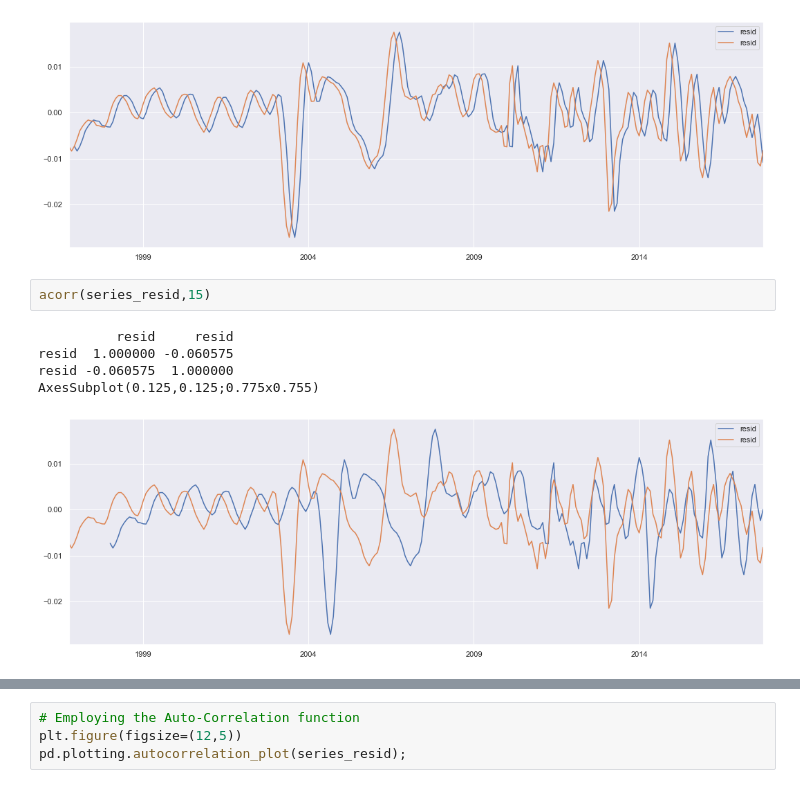
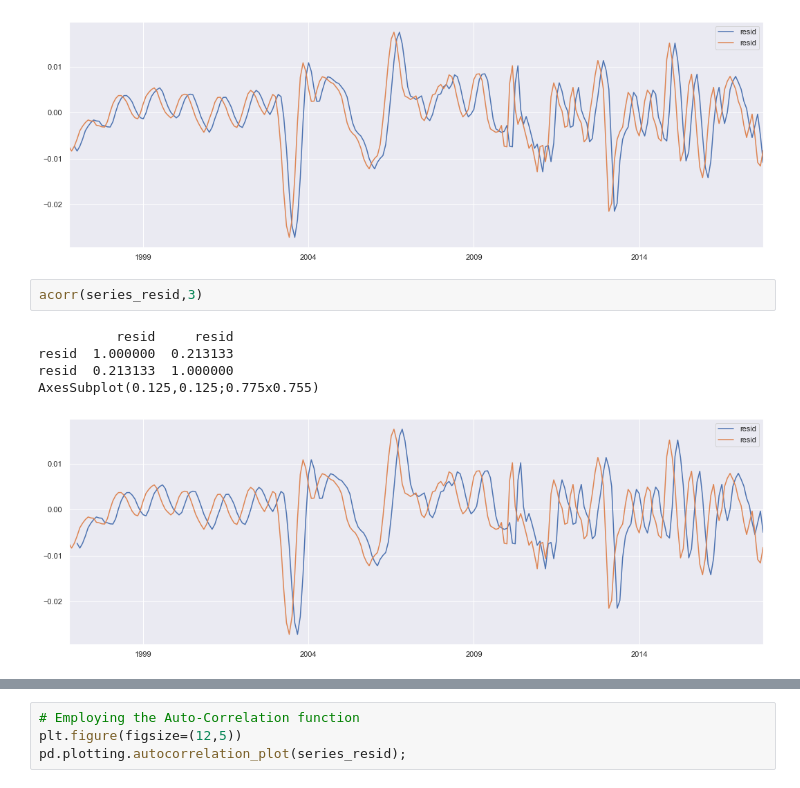
Before and after one commit to emel333/time_series_home_prices, a Jupyter notebook: eda-context.ipynb, the cells around one changed output, grey strips where cells are left out. Cells and saved outputs as stored; diff of their text form.

```diff
--- a/eda-context.ipynb
+++ b/eda-context.ipynb
@@ -1038,10 +1038,10 @@ resid  0.530396  1.000000
 AxesSubplot(0.125,0.125;0.775x0.755)
 [figure]
 # %%
-acorr(series_resid,15)
+acorr(series_resid,3)
 # %% [output]
           resid     resid
-resid  1.000000 -0.060575
-resid -0.060575  1.000000
+resid  1.000000  0.213133
+resid  0.213133  1.000000
 AxesSubplot(0.125,0.125;0.775x0.755)
-[figure, old version]
+[figure, new version]
```
Also changed, not shown: parts of 43 cells of this notebook, 3 other files.
